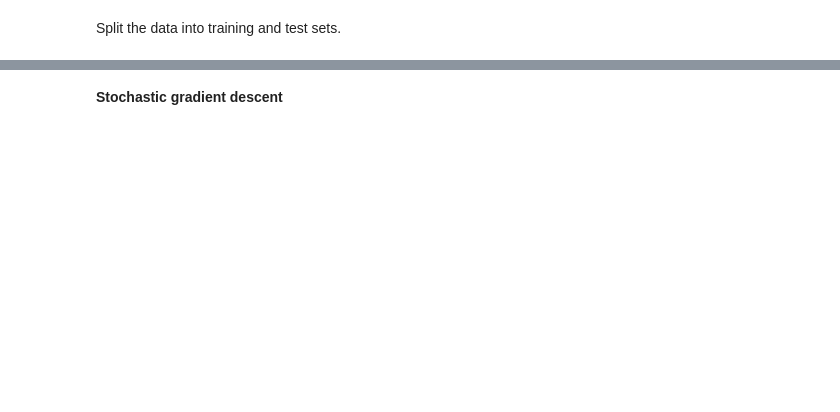
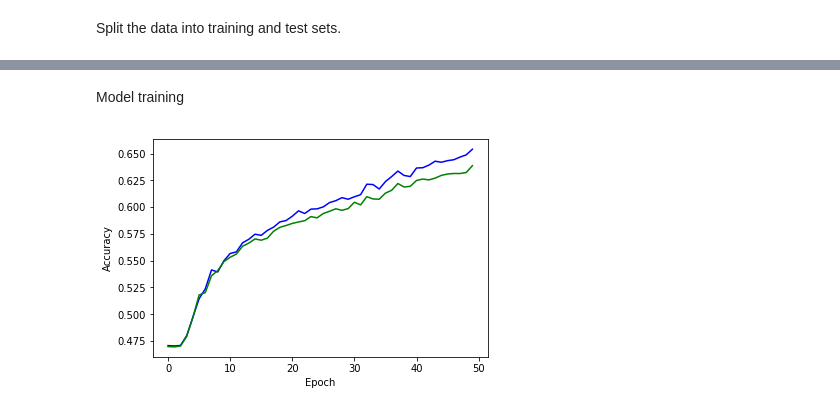
Before and after one commit to UCIDataScienceInitiative/LearningWithPython, a Jupyter notebook: feedforward.ipynb, the cells around one changed output, grey strips where cells are left out. Cells and saved outputs as stored; diff of their text form; code cells hidden in the pictures; blank space fills up the shorter version.

```diff
--- a/feedforward.ipynb
+++ b/feedforward.ipynb
@@ -95,26 +64,28 @@ yhat = tf.nn.sigmoid(tf.matmul(h1, W2) + b2)
 # %%
-loss = tf.reduce_mean(tf.nn.softmax_cross_entropy_with_logits_v2(labels=y, logits=yhat))
+loss = tf.reduce_mean(tf.nn.sigmoid_cross_entropy_with_logits(labels=y, logits=yhat))
 # %%
 def accuracy(y_true, y_pred):
     """
-    Calculate multi-label classification accuracy.
+    Calculate classification accuracy.
 
     Args
-        y_true: (2d numpy array) [n_example, n_label]
-        y_pred: (2d numpy array) [n_example, n_label]
+        y_true: (2d numpy array) [n_example, 1]
+        y_pred: (2d numpy array) [n_example, 1]
     """
-    return(np.mean(y_true.argmax(axis=-1) == y_hat.argmax(axis=-1)))
+    return(np.mean(y_true[:, 0] == (y_pred[:, 0] > 0.5)))
-# %% [markdown]
-**Stochastic gradient descent**
+# %% [markdown]
+Model training
 # %%
-batch_size = 64
+batch_size = 100
 step_size = 1.0
 
-n_epochs = 100
+n_epochs = 50
 n_batch = y_train.shape[0] / batch_size
 # %%
 updates = tf.train.GradientDescentOptimizer(step_size).minimize(loss)
 # %%
+train_acc = []
+test_acc = []
 with tf.Session() as sess:
     tf.global_variables_initializer().run()
     for k in range(n_epochs):
@@ -125,3 +96,16 @@ with tf.Session() as sess:
             batch_labels = y_train[offset:(offset + batch_size), :]
             # stochastic gradient descent
             sess.run(updates, feed_dict={X: batch_data, y: batch_labels})
+        train_pred = y_train # TODO!
+        test_pred = y_test # TODO!
+        train_acc.append(accuracy(y_train, train_pred))
+        test_acc.append(accuracy(y_test, test_pred))
+# %%
+fig = plt.figure(figsize=(6, 4))
+plt.plot(train_acc, c='blue')
+plt.plot(test_acc, c='green')
+plt.xlabel('Epoch')
+plt.ylabel('Accuracy')
+plt.show()
+# %% [output]
+[figure, added]
```
Also changed, not shown: parts of 19 cells of this notebook, 1 other file.
